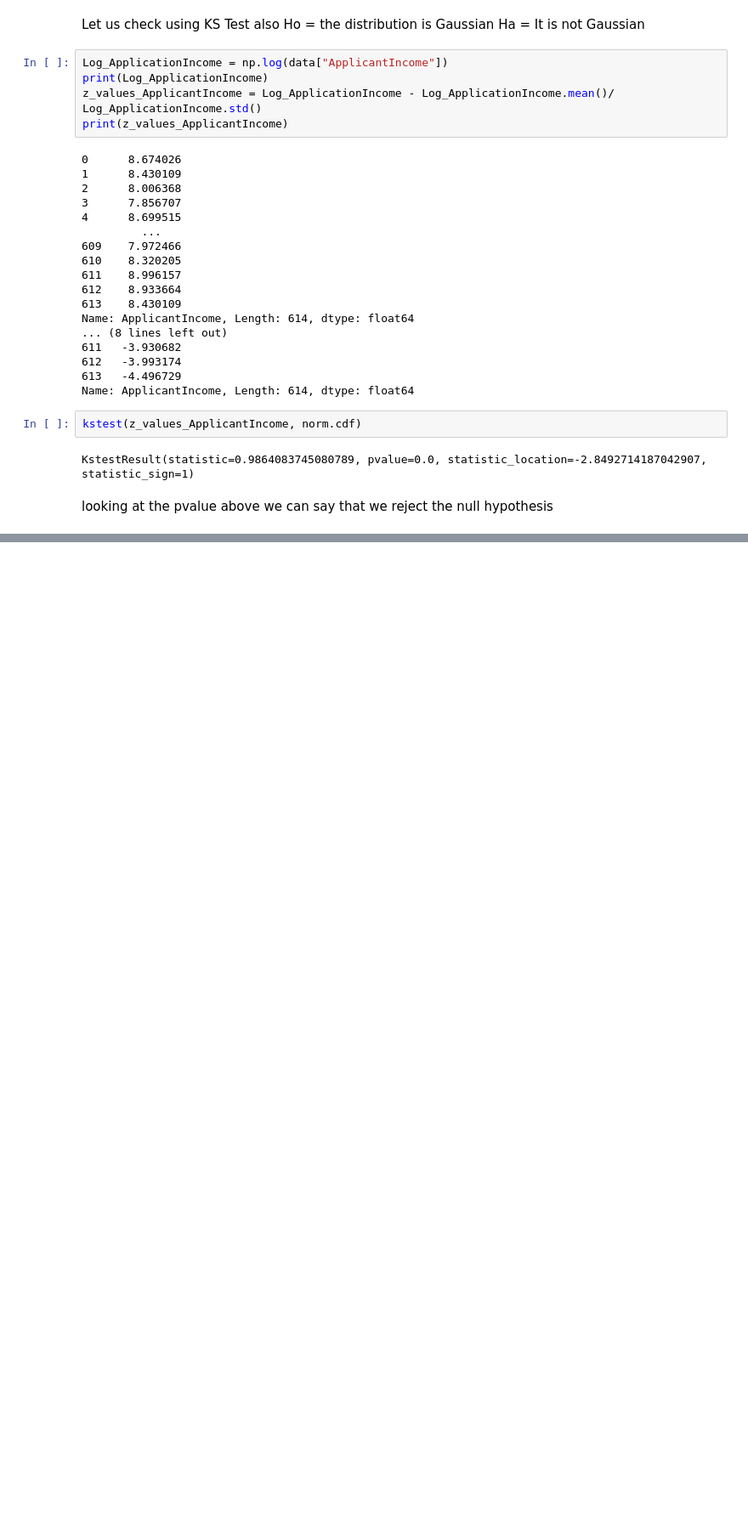
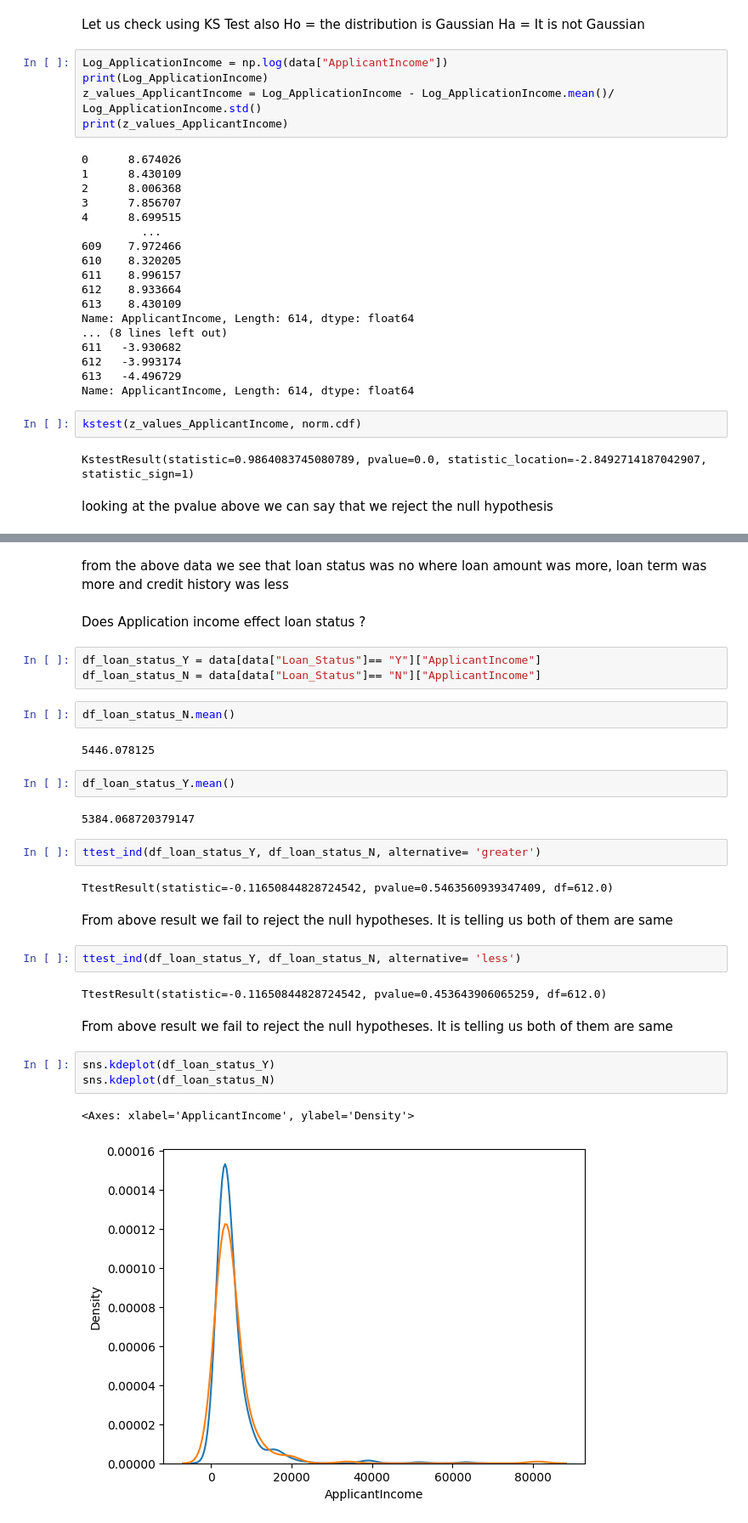
Before and after one commit to AntaraR12/Determine-the-eligibility-for-granting-a-home-loan-, a Jupyter notebook: Code.ipynb, the cells around one changed output, grey strips where cells are left out. Shown at 85% size. Drawn from its saved outputs; the diff is of its cells as text; blank space fills up the shorter version.

```diff
--- a/Code.ipynb
+++ b/Code.ipynb
@@ -241,0 +250,33 @@ looking at the pvalue above we can say that we reject the null hypothesis
+# %% [markdown]
+from the above data we see that loan status was no where loan amount was more, loan term was more and credit history was less
+# %% [markdown]
+Does Application income effect loan status ?
+# %%
+df_loan_status_Y = data[data["Loan_Status"]== "Y"]["ApplicantIncome"]
+df_loan_status_N = data[data["Loan_Status"]== "N"]["ApplicantIncome"]
+# %%
+df_loan_status_N.mean()
+# %% [output]
+5446.078125
+# %%
+df_loan_status_Y.mean()
+# %% [output]
+5384.068720379147
+# %%
+ttest_ind(df_loan_status_Y, df_loan_status_N, alternative= 'greater')
+# %% [output]
+TtestResult(statistic=-0.11650844828724542, pvalue=0.5463560939347409, df=612.0)
+# %% [markdown]
+From above result we fail to reject the null hypotheses. It is telling us both of them are same
+# %%
+ttest_ind(df_loan_status_Y, df_loan_status_N, alternative= 'less')
+# %% [output]
+TtestResult(statistic=-0.11650844828724542, pvalue=0.453643906065259, df=612.0)
+# %% [markdown]
+From above result we fail to reject the null hypotheses. It is telling us both of them are same
+# %%
+sns.kdeplot(df_loan_status_Y)
+sns.kdeplot(df_loan_status_N)
+# %% [output]
+<Axes: xlabel='ApplicantIncome', ylabel='Density'>
+[figure, added]
```
Also changed, not shown: parts of 3 cells of this notebook.
